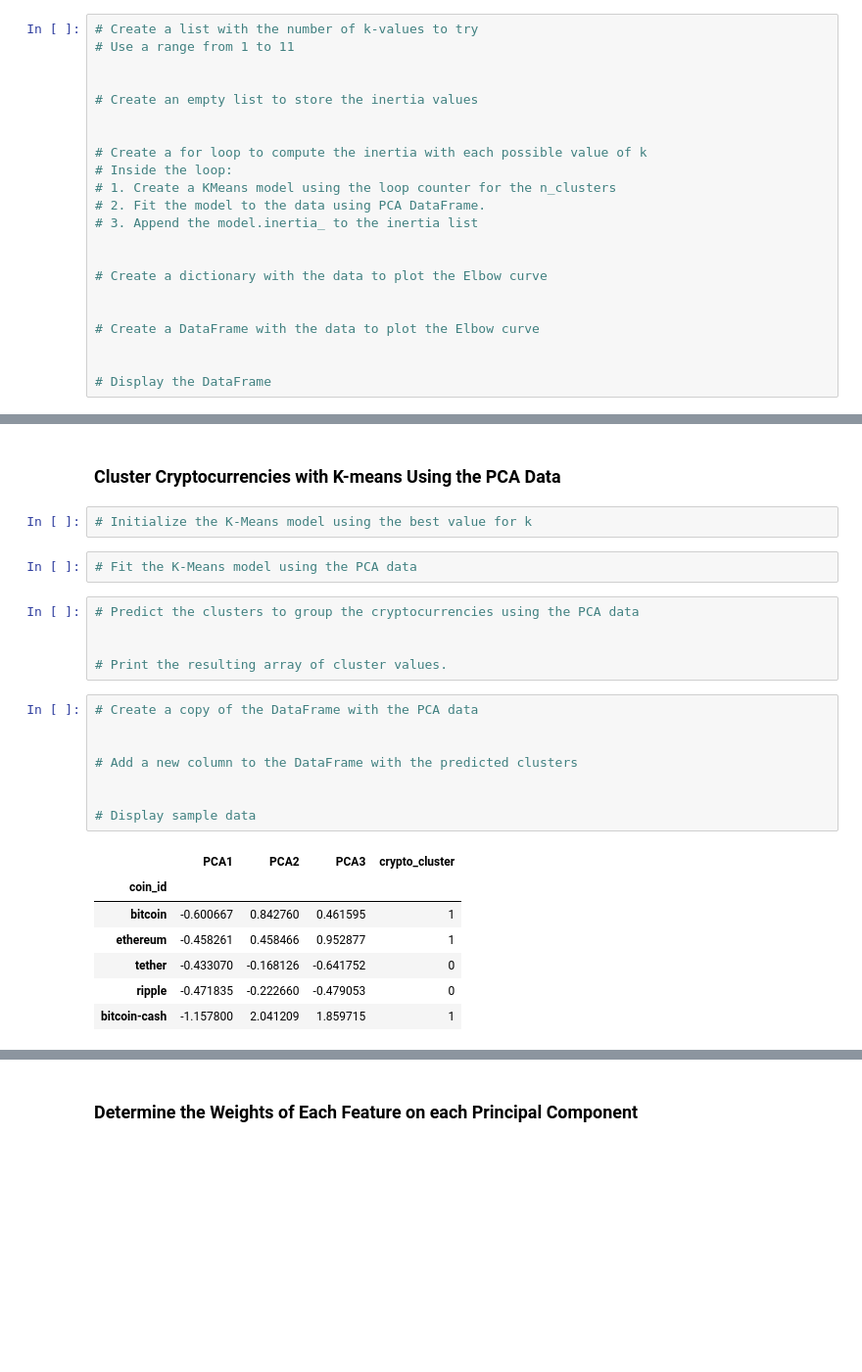
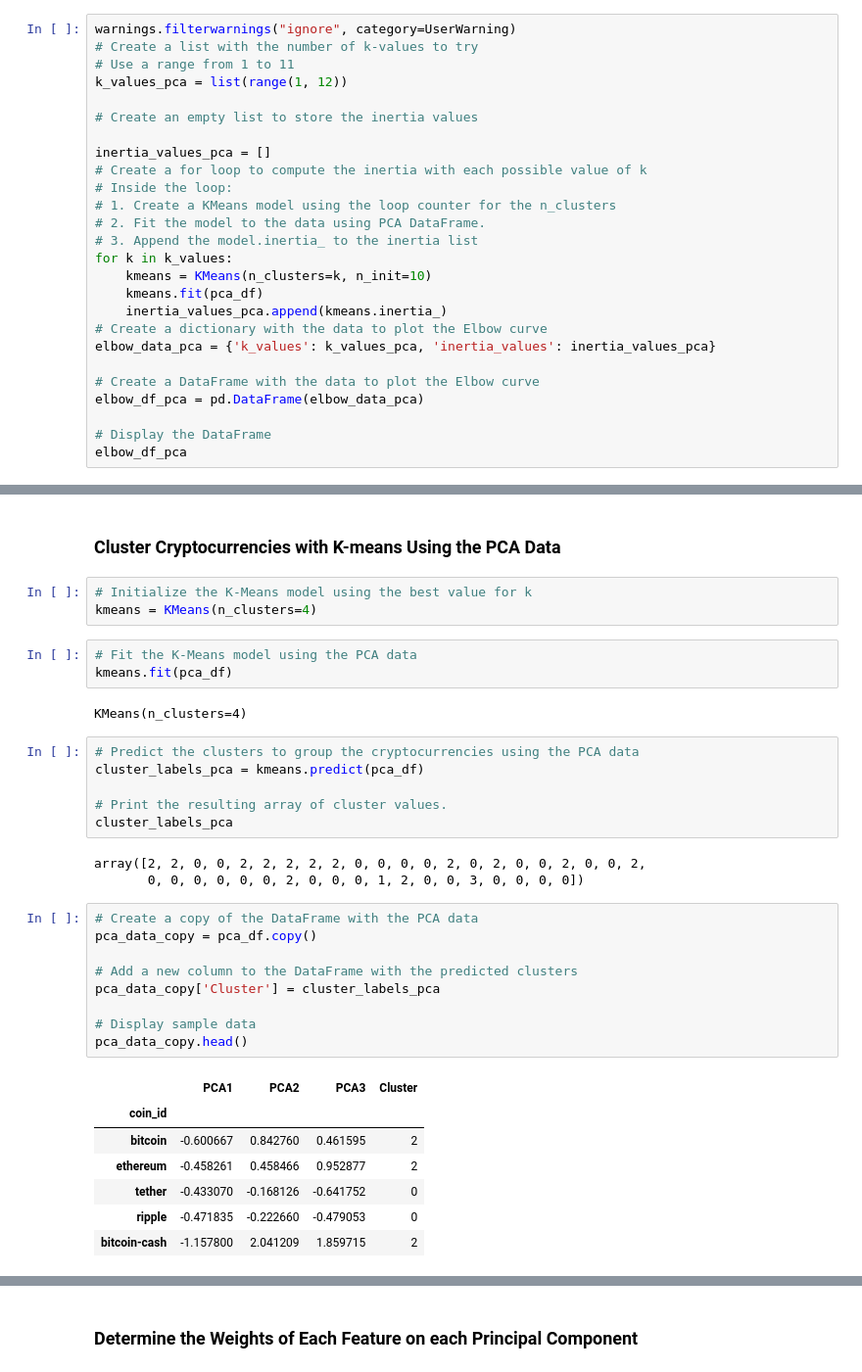
Before and after one commit to Dylan-Ross19/CryptoClustering, a Jupyter notebook: Starter_Code/Crypto_Clustering.ipynb, the cells around one changed output, grey strips where cells are left out. Shown: that part at 98% size. Saved outputs shown, nothing was run; the diff lists cells and outputs as text; blank space fills up the shorter version.

```diff
--- a/Starter_Code/Crypto_Clustering.ipynb
+++ b/Starter_Code/Crypto_Clustering.ipynb
@@ -242,25 +242,29 @@ pca_df.head()
 # %% [markdown]
 ### Find the Best Value for k Using the PCA Data
 # %%
+warnings.filterwarnings("ignore", category=UserWarning)
 # Create a list with the number of k-values to try
 # Use a range from 1 to 11
-
+k_values_pca = list(range(1, 12))
 
 # Create an empty list to store the inertia values
 
-
+inertia_values_pca = []
 # Create a for loop to compute the inertia with each possible value of k
 # Inside the loop:
 # 1. Create a KMeans model using the loop counter for the n_clusters
 # 2. Fit the model to the data using PCA DataFrame.
 # 3. Append the model.inertia_ to the inertia list
-
-
+for k in k_values:
+    kmeans = KMeans(n_clusters=k, n_init=10)
+    kmeans.fit(pca_df)
+    inertia_values_pca.append(kmeans.inertia_)
 # Create a dictionary with the data to plot the Elbow curve
-
+elbow_data_pca = {'k_values': k_values_pca, 'inertia_values': inertia_values_pca}
 
 # Create a DataFrame with the data to plot the Elbow curve
-
+elbow_df_pca = pd.DataFrame(elbow_data_pca)
 
 # Display the DataFrame
+elbow_df_pca
 # %% [output]
@@ -292,28 +301,37 @@ pca_df.head()
 ### Cluster Cryptocurrencies with K-means Using the PCA Data
 # %%
 # Initialize the K-Means model using the best value for k
+kmeans = KMeans(n_clusters=4)
 # %%
 # Fit the K-Means model using the PCA data
+kmeans.fit(pca_df)
+# %% [output]
+KMeans(n_clusters=4)
 # %%
 # Predict the clusters to group the cryptocurrencies using the PCA data
-
+cluster_labels_pca = kmeans.predict(pca_df)
 
 # Print the resulting array of cluster values.
+cluster_labels_pca
+# %% [output]
+array([2, 2, 0, 0, 2, 2, 2, 2, 2, 0, 0, 0, 0, 2, 0, 2, 0, 0, 2, 0, 0, 2,
+       0, 0, 0, 0, 0, 0, 2, 0, 0, 0, 1, 2, 0, 0, 3, 0, 0, 0, 0])
 # %%
 # Create a copy of the DataFrame with the PCA data
-
+pca_data_copy = pca_df.copy()
 
 # Add a new column to the DataFrame with the predicted clusters
-
+pca_data_copy['Cluster'] = cluster_labels_pca
 
 # Display sample data
+pca_data_copy.head()
 # %% [output]
-|  | PCA1 | PCA2 | PCA3 | crypto_cluster |
+|  | PCA1 | PCA2 | PCA3 | Cluster |
 | coin_id |  |  |  |  |
-| bitcoin | -0.600667 | 0.842760 | 0.461595 | 1 |
-| ethereum | -0.458261 | 0.458466 | 0.952877 | 1 |
+| bitcoin | -0.600667 | 0.842760 | 0.461595 | 2 |
+| ethereum | -0.458261 | 0.458466 | 0.952877 | 2 |
 | tether | -0.433070 | -0.168126 | -0.641752 | 0 |
 | ripple | -0.471835 | -0.222660 | -0.479053 | 0 |
-| bitcoin-cash | -1.157800 | 2.041209 | 1.859715 | 1 |
+| bitcoin-cash | -1.157800 | 2.041209 | 1.859715 | 2 |
 # %%
 # Create a scatter plot using hvPlot by setting `x="PCA1"` and `y="PCA2"`.
```
Also changed, not shown: parts of 12 cells of this notebook.
